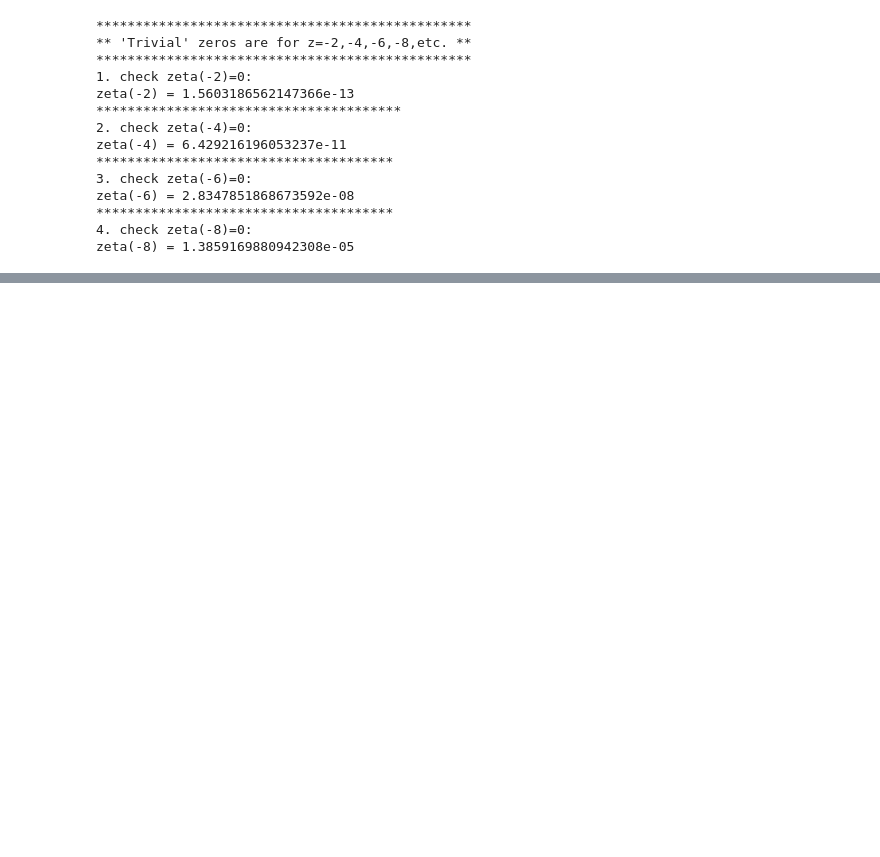
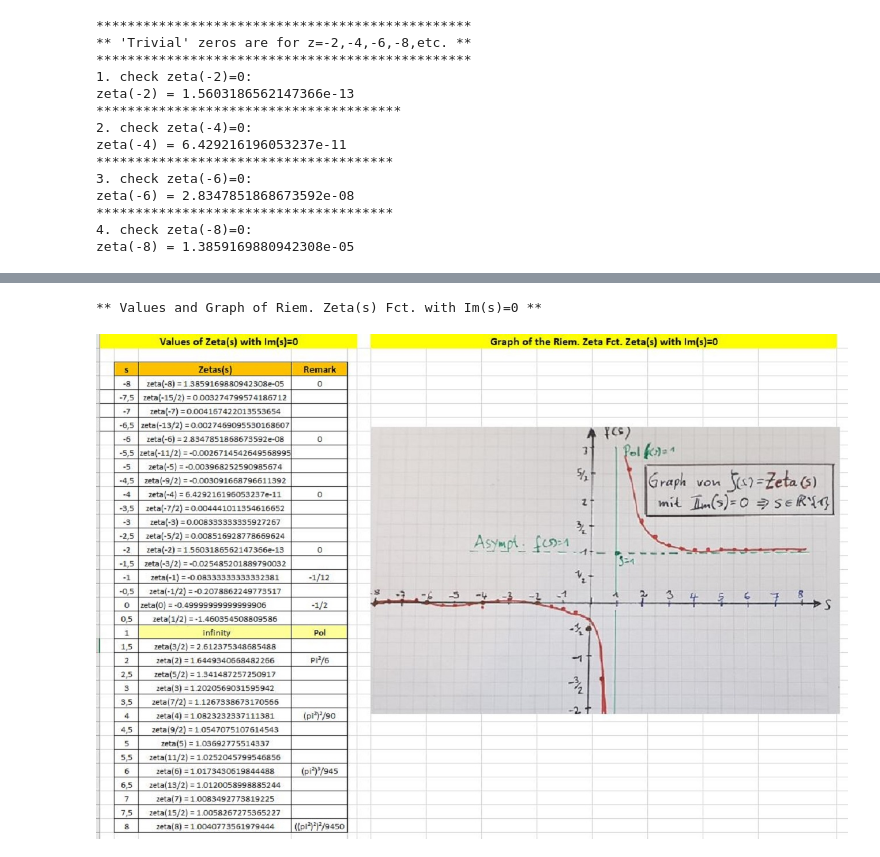
Before and after one commit to HVoellinger/Mathematics, a Jupyter notebook: RiemannZetaFct_and_RiemannHypothesis.ipynb, the cells around one changed output, grey strips where cells are left out. Cells and saved outputs as stored; diff of their text form; code cells hidden in the pictures; blank space fills up the shorter version.

```diff
--- a/RiemannZetaFct_and_RiemannHypothesis.ipynb
+++ b/RiemannZetaFct_and_RiemannHypothesis.ipynb
@@ -354,3 +377,12 @@ zeta(5/2) = 1.341487257250917
+# %%
+print ("** Values and Graph of Riem. Zeta(s) Fct. with Im(s)=0 **")
+
+from IPython.display import Image
+
+Image('Images/Graph_Zeta(s)_Im(s)=0.JPG')
+# %% [output]
+** Values and Graph of Riem. Zeta(s) Fct. with Im(s)=0 **
+[figure, added]
 # %%
 import time
 print("****current date and time **************")
```
Also changed, not shown: parts of 6 cells of this notebook, 3 other files.
